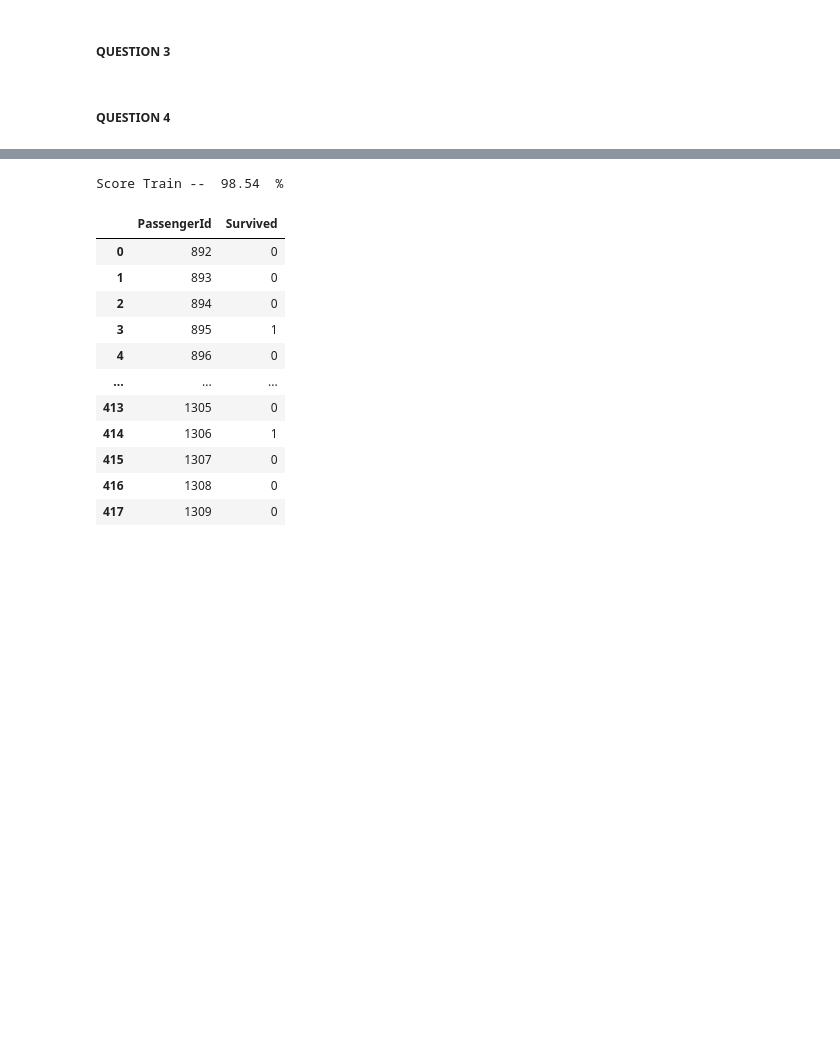
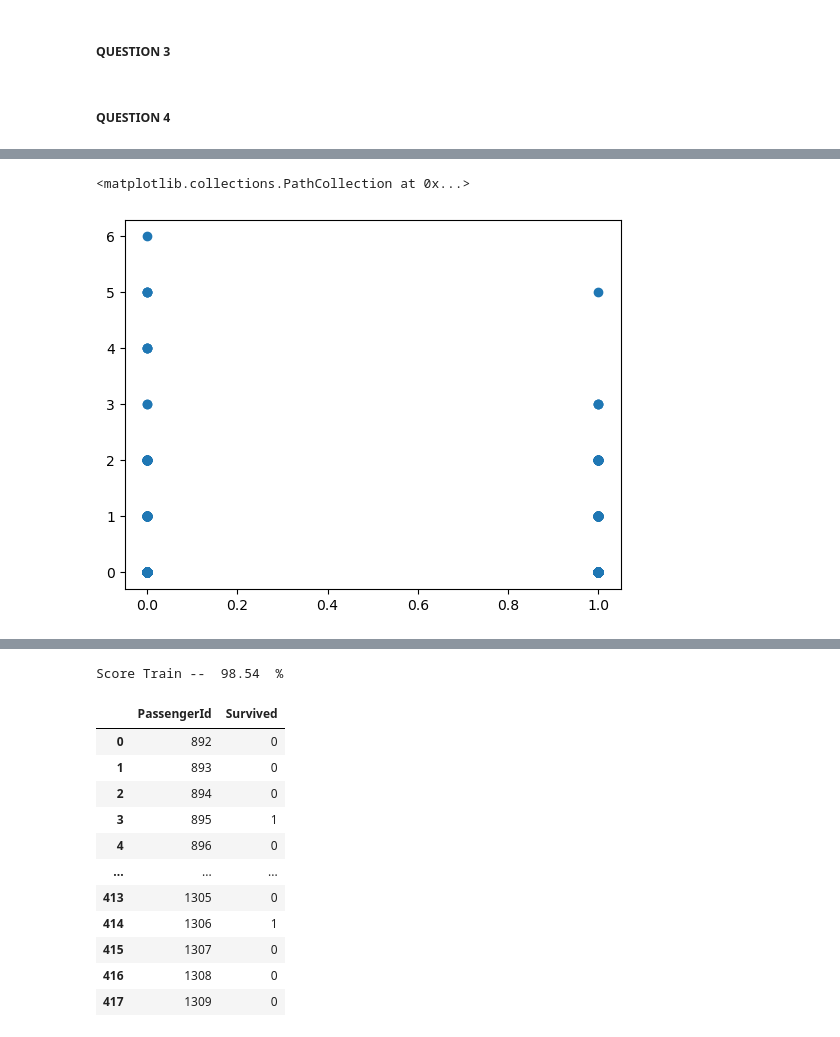
Before and after one commit to LaureMon/data-science-tutorials, a Jupyter notebook: introduction-to-python/Introduction to pandas.ipynb, the cells around one changed output, grey strips where cells are left out. Cells and saved outputs as stored; diff of their text form; code cells hidden in the pictures; blank space fills up the shorter version.

```diff
--- a/introduction-to-python/Introduction to pandas.ipynb
+++ b/introduction-to-python/Introduction to pandas.ipynb
@@ -329,0 +359,5 @@ df[['Survived','Parch']].corr()
+# %%
+plt.scatter(df.Survived, df.Parch)
+# %% [output]
+<matplotlib.collections.PathCollection at 0x...>
+[figure, added]
```
Also changed, not shown: parts of 22 cells of this notebook.
